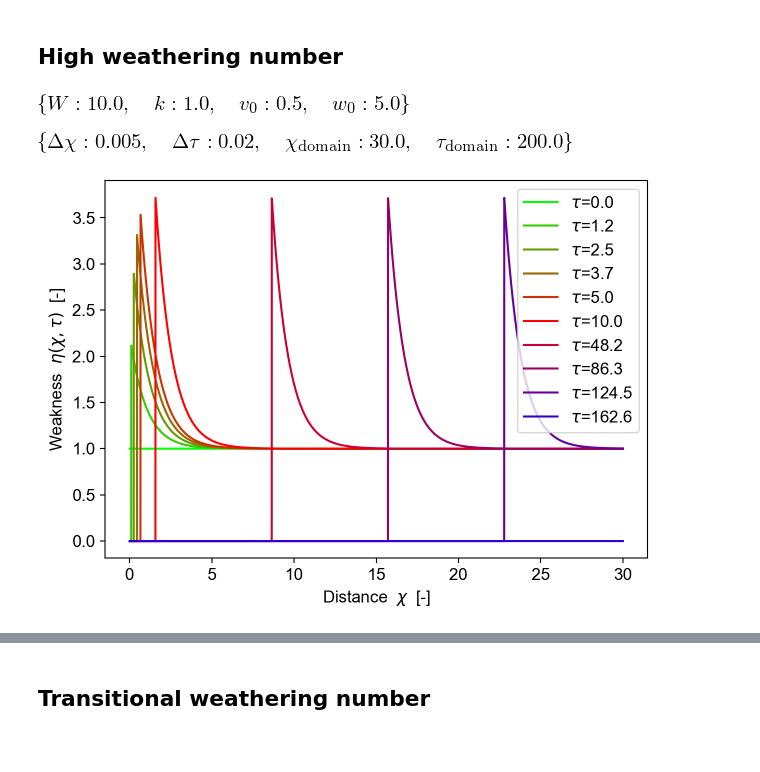
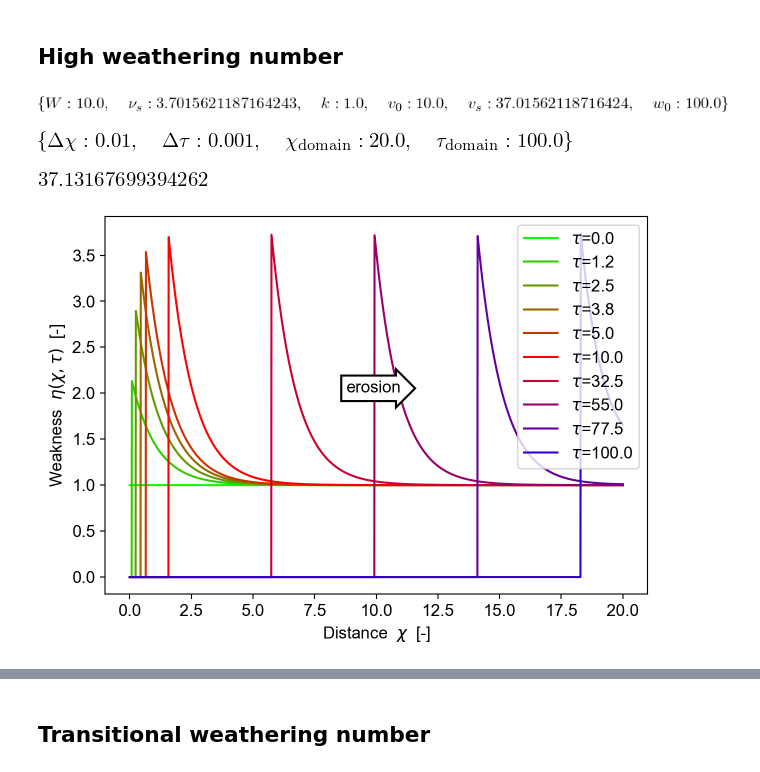
Before and after one commit to cstarkjp/BedrockRiver, a Jupyter notebook: WeatheringMediated.ipynb, the cells around one changed output, grey strips where cells are left out. Drawn from its saved outputs; the diff is of its cells as text; code cells hidden in the pictures.

```diff
--- a/WeatheringMediated.ipynb
+++ b/WeatheringMediated.ipynb
@@ -256,11 +256,20 @@ sy.init_printing(pretty_print=True,wrap_line=True)
 # %% [markdown]
 ### Numerical method
 # %%
-W, w_0, v_0, k = sy.symbols('W w_0 v_0 k', positive=True)
+W, w_0, v_0, k, nu_s, v_s = sy.symbols('W w_0 v_0 k \\nu_s v_s', positive=True)
 Delta_chi = sy.symbols('\\Delta\\chi', positive=True)
 Delta_tau = sy.symbols('\\Delta\\tau', positive=True)
 chi_domain_size = sy.symbols('\chi_\mathrm{domain}', positive=True)
 tau_domain_size = sy.symbols('\\tau_\mathrm{domain}', positive=True)
+# %%
+def expH(x):
+    return np.exp(-x*np.heaviside(x,0))
+
+def nu_s_W(W):
+    return 0.5*(1+np.sqrt(1+4*W))
+
+def eta_x_t(tau,chi,W):
+    return (1+(W/nu_s_W(W))*np.exp(-(chi)))*np.heaviside(chi,0)
 # %%
 class ErosionWeathering():
     def __init__(self, pdict, ndict):
@@ -445,28 +534,32 @@ def export_plot(fig_name,fig,results_dir, file_type='pdf'):
 ## High weathering number
 # %%
 pdict = {
-    w_0: np.float64(5.0),
-    v_0: np.float64(0.5),
+    w_0: np.float64(100),
+    v_0: np.float64(10),
     k:   np.float64(1)
 }
 ndict = {
-    chi_domain_size: 30.0,
-    tau_domain_size: 200.0,
-    Delta_chi      : 0.005,
-    Delta_tau      : 0.02
+    chi_domain_size: 20.0,
+    tau_domain_size: 100.0,
+    Delta_chi      : 0.01,
+    Delta_tau      : 0.001
 }
 ew_highW = ErosionWeathering(pdict,ndict)
 ew_highW.pdict
 ew_highW.ndict
 ew_highW.solve()
+i  = ew_highW.nu_array.shape[0]//2
+di = ew_highW.nu_array.shape[0]//10
+np.mean(ew_highW.nu_array[i-di:i+di])*ew_highW.pdict[w_0]
 # %% [output]
-[figure, old version]
+[figure, new version]
-[figure, old version]
+[figure, new version]
+[figure, added]
 # %%
 fig_evolution_highW = create_figure('highW_evolution')
-plot_evolution(fig_evolution_highW, ew_highW)
+plot_evolution(fig_evolution_highW, ew_highW,tc=20)
 # %% [output]
-[figure, old version]
+[figure, new version]
 # %%
 fig_ss_highW = create_figure('highW_ss')
 plot_steadystate(fig_ss_highW,ew_highW)
```
Also changed, not shown: parts of 16 cells of this notebook, 7 other files.
